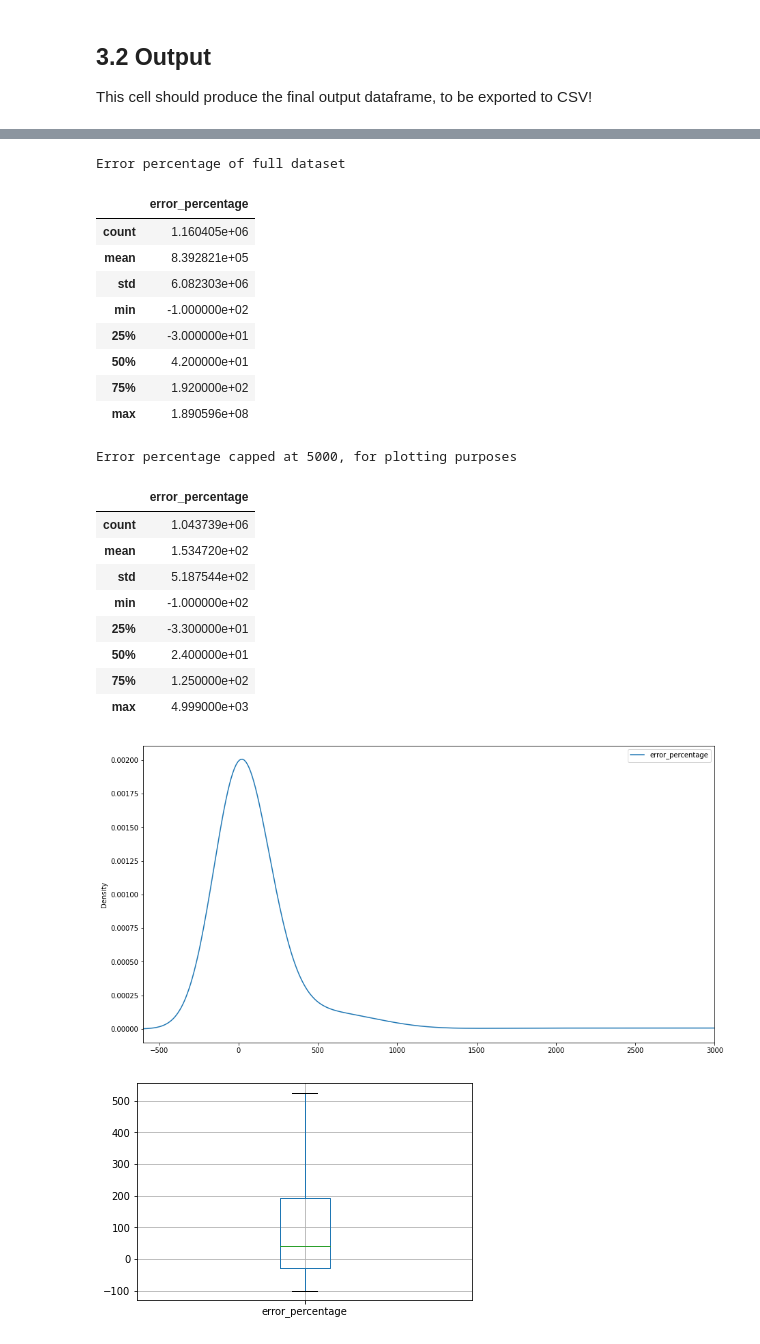
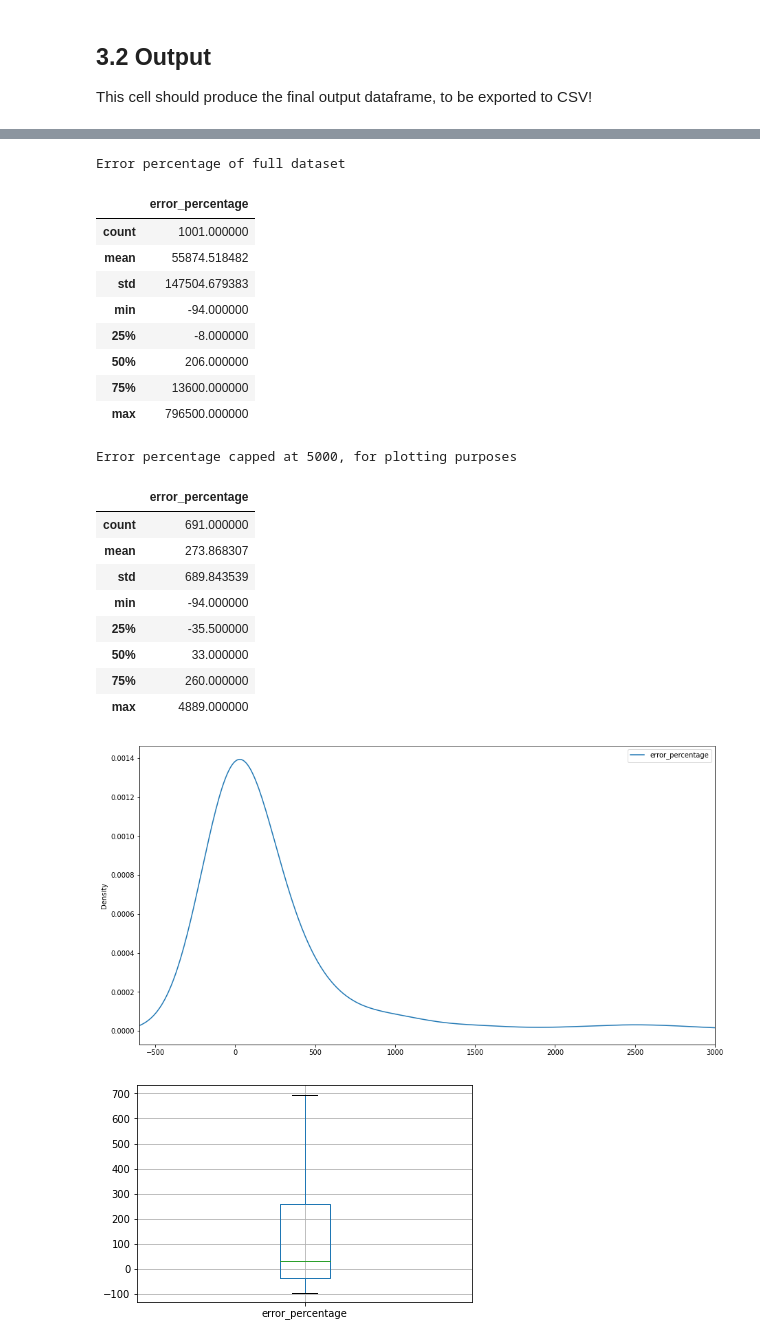
Before and after one commit to NickSot/process_mining, a Jupyter notebook: jesse/sprint_1_2012.ipynb, the cells around one changed output, grey strips where cells are left out. Drawn from its saved outputs; the diff is of its cells as text; code cells hidden in the pictures.

```diff
--- a/jesse/sprint_1_2012.ipynb
+++ b/jesse/sprint_1_2012.ipynb
@@ -111,0 +109,6 @@ df_max_trace.describe()
+# %%
+df_train_grouped = df_train.groupby('case concept:name')
+df_train_grouped_sorted = df_train.sort_values('event time:timestamp').groupby('case concept:name')
+df_max_trace = df_train[df_train['case concept:name'] == df_train_grouped.size().idxmax()]
+df_max_trace.describe()
+df_train_grouped.tail(1).groupby('event concept:name').describe()
@@ -146 +168,5 @@ The estimation is made by first grouping all events in the dataset by event type
+# %%
+# For every event in the list, find the final event in the its case and store it's time as the trace end time
+df_train_trace_end = df_train_grouped_sorted.tail(1)[['case concept:name', 'event time:timestamp']]
+df_train_trace_end = df_train_trace_end.rename(columns={"case concept:name": "case concept:name", "event time:timestamp": "trace_end"})
 # %%
@@ -215,0 +223,6 @@ result.head(10)
+# %%
+result_train = df_train.merge(df_train_event_diffs, left_on='event concept:name', right_on='type', how='left').drop(columns = ['type'])
+result_train.head(10)
+
+result_test = df_test.merge(df_train_event_diffs, left_on='event concept:name', right_on='type', how='left').drop(columns = ['type'])
+result_test.head(10)
@@ -219,44 +245,46 @@ This section is meant to check how good this estimation actually is.
 # %%
-r_analysis = result.merge(df_trace_end, on='case', how='left')
-diff_series = r_analysis['traceEnd'] - r_analysis['completeTime']
+r_train_analysis = result_train.merge(df_train_trace_end, on='case concept:name', how='left')
+diff_series = r_train_analysis['trace_end'] - r_train_analysis['event time:timestamp']
 
 # Add the time difference to the dataframe in seconds
-r_analysis['time_trace_end'] = diff_series.apply(lambda x: round(x.total_seconds()) if round(x.total_seconds()) != 0 else 1 )
-r_analysis['error_percentage'] = round(((r_analysis['prediction_time_trace_end'] - r_analysis['time_trace_end']) / r_analysis['time_trace_end'] * 100).astype(int))
-r_analysis.head(10)
+r_train_analysis['time_trace_end'] = diff_series.apply(lambda x: round(x.total_seconds()) if round(x.total_seconds()) != 0 else 1 )
 
-r_analysis_plot = r_analysis[r_analysis['error_percentage'] < 5000]
-ax = r_analysis_plot.plot.kde(y='error_percentage', use_index=True, figsize=(15, 8), bw_method=0.3)
+r_train_analysis['error_percentage'] = round(((r_train_analysis['prediction_time_trace_end'] - r_train_analysis['time_trace_end']) / r_train_analysis['time_trace_end'] * 100).astype(int))
+r_train_analysis.head(10)
+
+# Select a subset with error percentage below 5000, for plotting purposes
+r_train_analysis_plot = r_train_analysis[r_train_analysis['error_percentage'] < 5000]
+ax = r_train_analysis_plot.plot.kde(y='error_percentage', use_index=True, figsize=(15, 8), bw_method=0.3)
 ax.set_xlim(-600, 3000)
 ax
 
 print("Error percentage of full dataset")
-display(r_analysis[['error_percentage']].describe())
+display(r_train_analysis[['error_percentage']].describe())
 print("Error percentage capped at 5000, for plotting purposes")
-r_analysis_plot[['error_percentage']].describe()
+r_train_analysis_plot[['error_percentage']].describe()
 # %% [output]
 Error percentage of full dataset
 |  | error_percentage |
-| count | 1.160405e+06 |
-| mean | 8.392821e+05 |
-| std | 6.082303e+06 |
-| min | -1.000000e+02 |
-| 25% | -3.000000e+01 |
-| 50% | 4.200000e+01 |
-| 75% | 1.920000e+02 |
-| max | 1.890596e+08 |
+| count | 1001.000000 |
+| mean | 55874.518482 |
+| std | 147504.679383 |
+| min | -94.000000 |
+| 25% | -8.000000 |
+| 50% | 206.000000 |
+| 75% | 13600.000000 |
+| max | 796500.000000 |
 Error percentage capped at 5000, for plotting purposes
 |  | error_percentage |
-| count | 1.043739e+06 |
-| mean | 1.534720e+02 |
-| std | 5.187544e+02 |
-| min | -1.000000e+02 |
-| 25% | -3.300000e+01 |
-| 50% | 2.400000e+01 |
-| 75% | 1.250000e+02 |
-| max | 4.999000e+03 |
+| count | 691.000000 |
+| mean | 273.868307 |
+| std | 689.843539 |
+| min | -94.000000 |
+| 25% | -35.500000 |
+| 50% | 33.000000 |
+| 75% | 260.000000 |
+| max | 4889.000000 |
-[figure, old version]
+[figure, new version]
 # %%
-ax_bp = r_analysis.boxplot(column='error_percentage', showfliers=False)
+ax_bp = r_train_analysis_plot.boxplot(column='error_percentage', showfliers=False)
 # %% [output]
-[figure, old version]
+[figure, new version]
```
Also changed, not shown: parts of 21 cells of this notebook.
